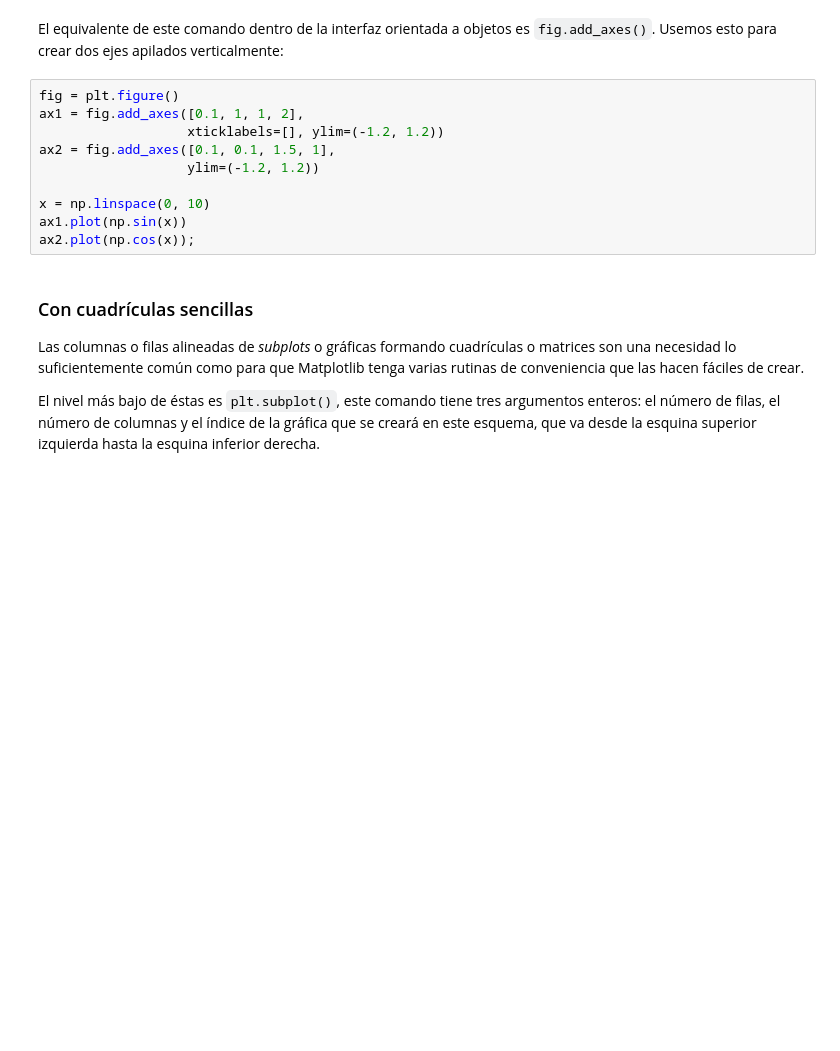
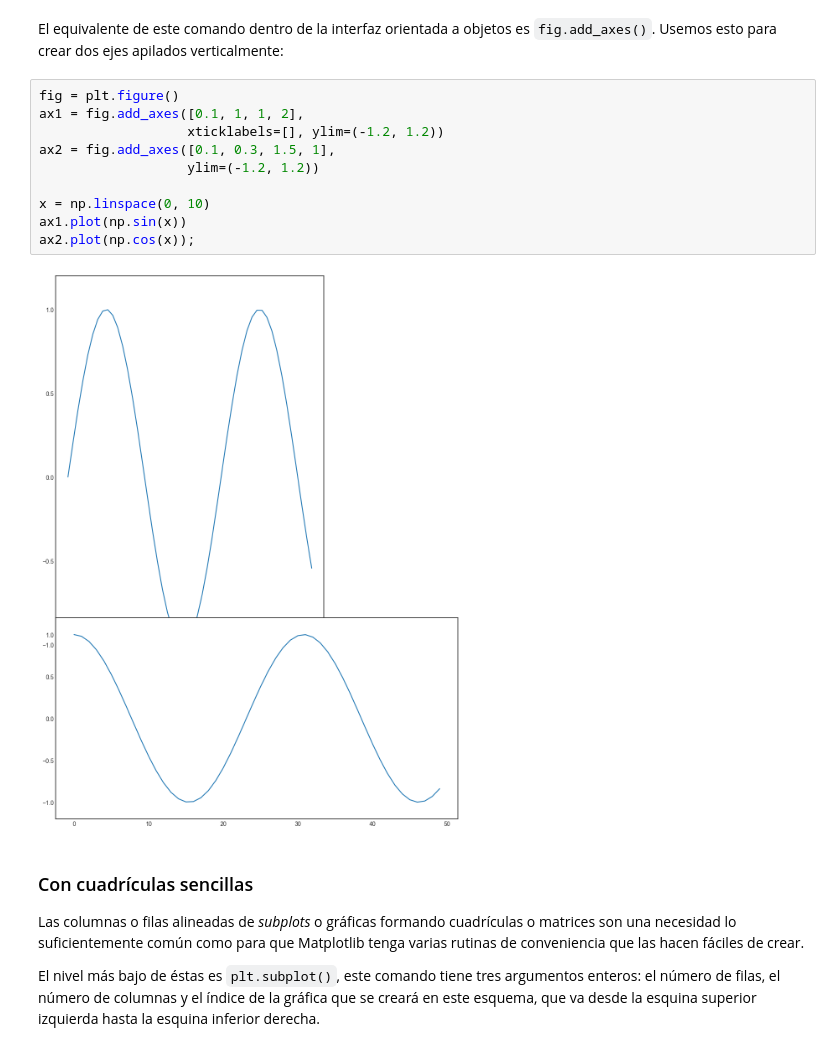
Before and after one commit to MHHsim/DS-Online-Marta-Harana, a Jupyter notebook: 03_Data_Analysis/Sprint_08/Unidad_01_Visualizacion_Basica_Matplotlib/01_Workout/03_Subplots.ipynb, the cells around one changed output. Cells and saved outputs as stored; diff of their text form; blank space fills up the shorter version.

```diff
--- a/03_Data_Analysis/Sprint_08/Unidad_01_Visualizacion_Basica_Matplotlib/01_Workout/03_Subplots.ipynb
+++ b/03_Data_Analysis/Sprint_08/Unidad_01_Visualizacion_Basica_Matplotlib/01_Workout/03_Subplots.ipynb
@@ -28,13 +40,15 @@ El equivalente de este comando dentro de la interfaz orientada a objetos es ``fi
 # %%
 fig = plt.figure()
 ax1 = fig.add_axes([0.1, 1, 1, 2],
                    xticklabels=[], ylim=(-1.2, 1.2))
-ax2 = fig.add_axes([0.1, 0.1, 1.5, 1],
+ax2 = fig.add_axes([0.1, 0.3, 1.5, 1],
                    ylim=(-1.2, 1.2))
 
 x = np.linspace(0, 10)
 ax1.plot(np.sin(x))
 ax2.plot(np.cos(x));
+# %% [output]
+[figure, added]
 # %% [markdown]
 
 ### Con cuadrículas sencillas
```
Also changed, not shown: parts of 10 cells of this notebook.
